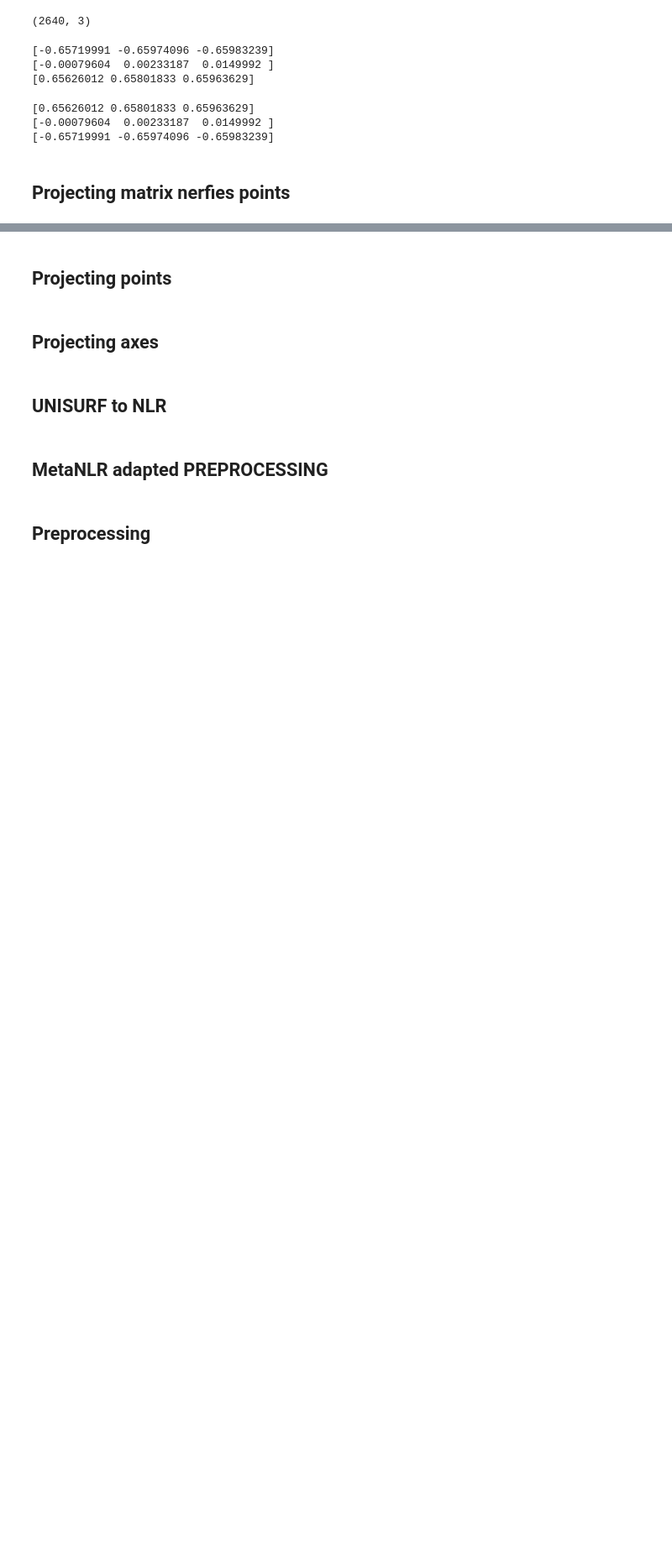
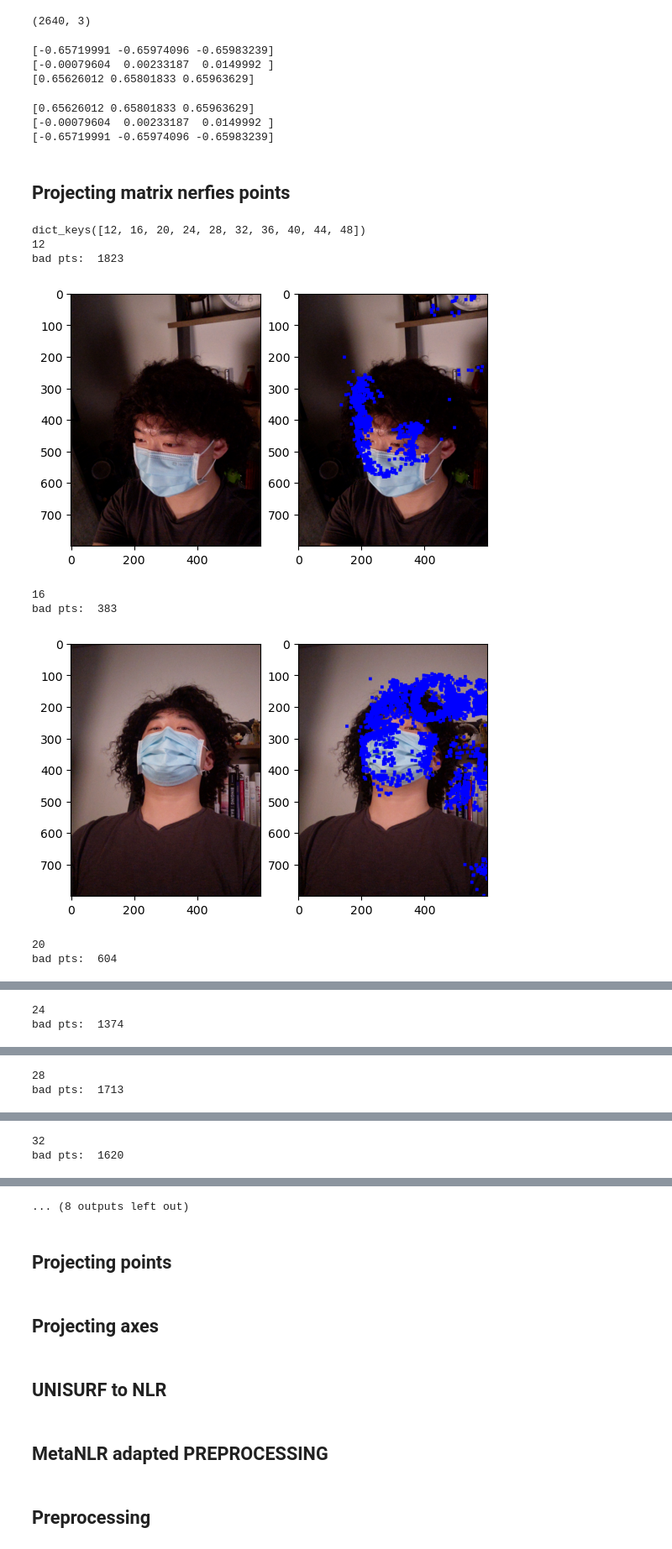
Before and after one commit to svsambandam/unisurf, a Jupyter notebook: MVPtest.ipynb, the cells around one changed output, grey strips where cells are left out. Shown at 84% size. Saved outputs shown, nothing was run; the diff lists cells and outputs as text; code cells hidden in the pictures; blank space fills up the shorter version.

```diff
--- a/MVPtest.ipynb
+++ b/MVPtest.ipynb
@@ -661,9 +668,9 @@ from PIL import Image
 import numpy as np
 import torch
 
-directory = '/ubc/cs/research/kmyi/svsamban/research/metanlrpp/my_data/my_dtu/colmap_outputs/toby/'
+directory = '/ubc/cs/research/kmyi/svsamban/research/metanlrpp/my_data/my_dtu/colmap_outputs/curls/'
 location = '/ubc/cs/research/kmyi/svsamban/research/metanlrpp/my_data/dtu_v3/processed/scan24/'
-location = '/ubc/cs/research/kmyi/svsamban/research/unisurf/data/DIY/toby/scan'
+location = '/ubc/cs/research/kmyi/svsamban/research/unisurf/data/DIY/curls/scan'
 keys = np.arange(50)[10::4]+2
 
 camera_dict = np.load(location+'/cameras.npz')
@@ -671,9 +678,9 @@ points = np.load(directory+'points_bg.npy',allow_pickle=True)
 y = json.load(open(directory+'scene.json'))
 directory_cam = directory+'camera'
 
-points = np.expand_dims(sample_spherical(1000).T,axis=0)#/4
-points = points *2
-points = points + np.array([ 1,-1,10]) #+ np.array([-2.212,  2.038,  5.318])
+# points = np.expand_dims(sample_spherical(1000).T,axis=0)#/4
+# points = points *2
+# points = points + np.array([ 1,-1,10]) #+ np.array([-2.212,  2.038,  5.318])
 
 
 blue = {}
@@ -740,30 +747,40 @@ for id in sorted(blue.keys()):
     im2 = directory+'rgb/1x/'+str(id).zfill(6)+'.png'
     img2 = mpimg.imread(im2)
     shape = img2.shape
     new_shape = np.array(shape[:2])#(120,160)
     temp = new_shape[0]
     new_shape[0] = new_shape[1]
     new_shape[1] = temp
     img2 = np.array(Image.fromarray((img2*255).astype(np.uint8)).resize(new_shape))
     img2og = img2.copy()
     bad = 0
     for i in range(len(b)):
         x1 = int(b[i,1]/(shape[0]/new_shape[1]))
         x2 = int(b[i,0]/(shape[0]/new_shape[1]))
         if x1 < new_shape[1] and x2 < new_shape[0] and x1 > -1 and x2 > -1:
             n = 5
             img2[x1-n:x1+n,x2-n:x2+n,:] = [0,0.,255.]
             # img2[x1,x2,:] = [0,0.,255.]
         else:
             bad = bad + 1
             pass
 
     print(id)
     print('bad pts: ', bad)
     # plt.imshow(img2)
     fig=plt.figure()
     fig.add_subplot(1,2,ii+2)
     plt.imshow(img2)
     fig.add_subplot(1,2,ii+1)
     plt.imshow(img2og)
     plt.show()
+# %% [output]
+dict_keys([12, 16, 20, 24, 28, 32, 36, 40, 44, 48])
+12
+bad pts:  1823
+[figure, added]
+16
+bad pts:  383
+[figure, added]
+20
+bad pts:  604
@@ -769,0 +788,2 @@ for id in sorted(blue.keys()):
+24
+bad pts:  1374
@@ -769,0 +791,2 @@ for id in sorted(blue.keys()):
+28
+bad pts:  1713
@@ -769,0 +794,2 @@ for id in sorted(blue.keys()):
+32
+bad pts:  1620
@@ -770,3 +797,4 @@ for id in sorted(blue.keys()):
+... (8 outputs left out)
 # %%
 K#np.linalg.inv(K)
 # %%
```
Also changed, not shown: parts of 3 cells of this notebook, 6 other files.
